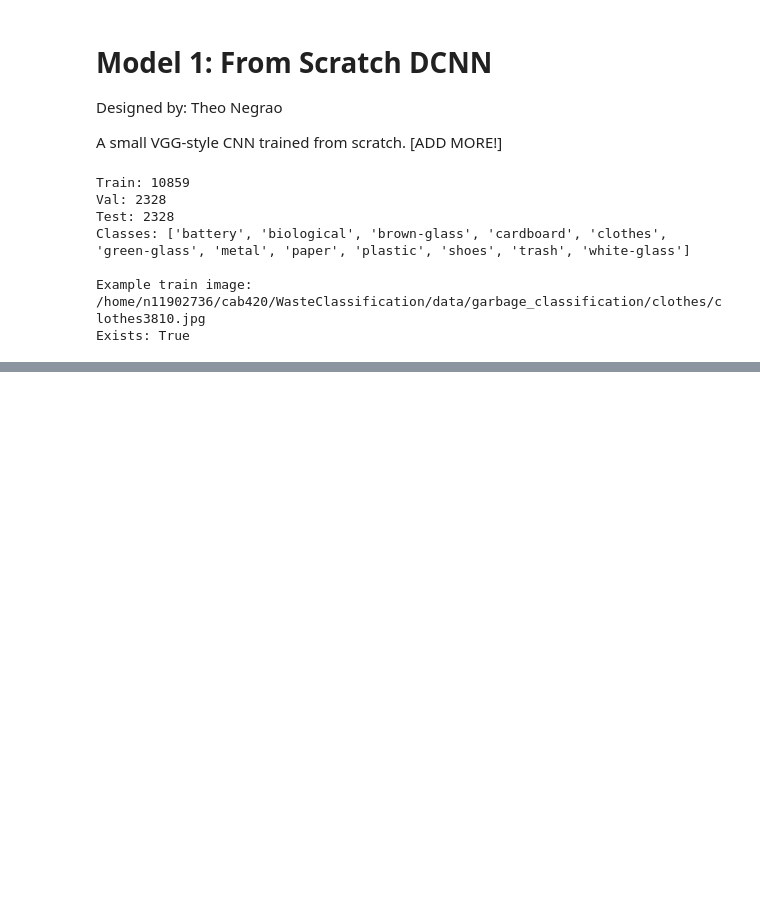
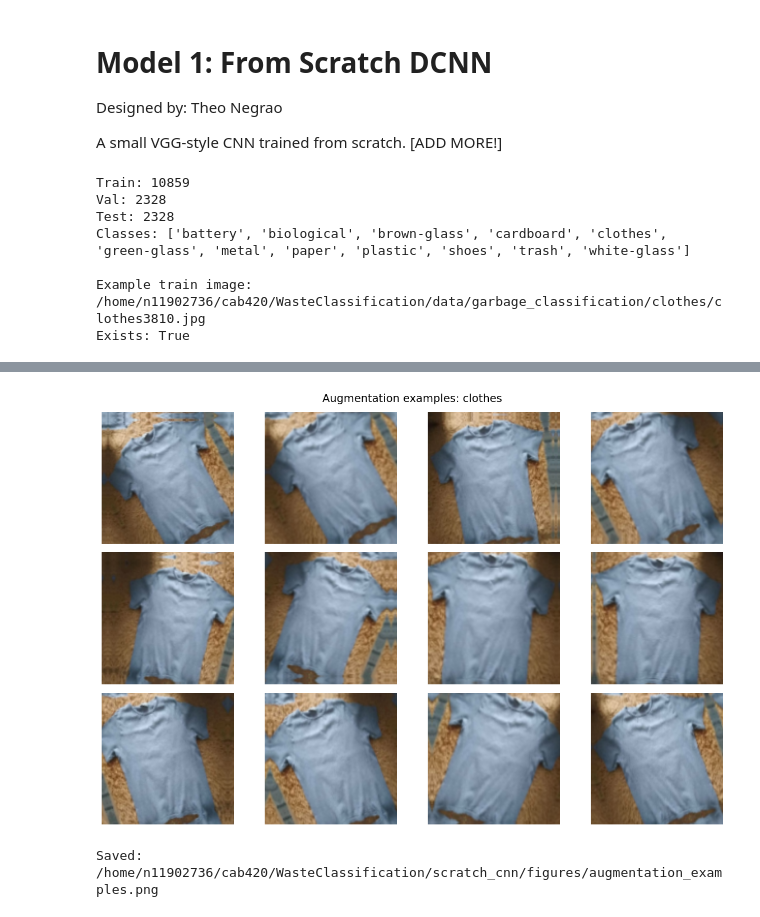
Before and after one commit to TheoD20/Waste-Classification-ML, a Jupyter notebook: scratch_cnn/scratch_cnn_model.ipynb, the cells around one changed output, grey strips where cells are left out. Cells and saved outputs as stored; diff of their text form; code cells hidden in the pictures; blank space fills up the shorter version.

```diff
--- a/scratch_cnn/scratch_cnn_model.ipynb
+++ b/scratch_cnn/scratch_cnn_model.ipynb
@@ -74,0 +156,34 @@ Exists: True
+# %%
+# Data Augmentation
+data_augmentation = keras.Sequential(
+    [
+        layers.RandomFlip("horizontal"),
+        layers.RandomRotation(0.08),
+        layers.RandomZoom(0.10),
+        layers.RandomTranslation(0.05, 0.05),
+    ],
+    name="data_augmentation",
+)
+
+# Visualize examples
+sample_image = images[0]
+
+fig = plt.figure(figsize=(12, 8))
+
+for i in range(12):
+    ax = fig.add_subplot(3, 4, i + 1)
+    augmented = data_augmentation(tf.expand_dims(sample_image, axis=0), training=True)
+    ax.imshow(augmented[0])
+    ax.axis("off")
+
+fig.suptitle(f"Augmentation examples: {class_list[int(labels[0])]}", fontsize=14)
+plt.tight_layout()
+
+figure_path = FIGURES_DIR / "augmentation_examples.png"
+fig.savefig(figure_path, dpi=150, bbox_inches="tight")
+plt.show()
+
+print("Saved:", figure_path)
+# %% [output]
+[figure, added]
+Saved: /home/n11902736/cab420/WasteClassification/scratch_cnn/figures/augmentation_examples.png
```
Also changed, not shown: parts of 16 cells of this notebook, 8 other files.
